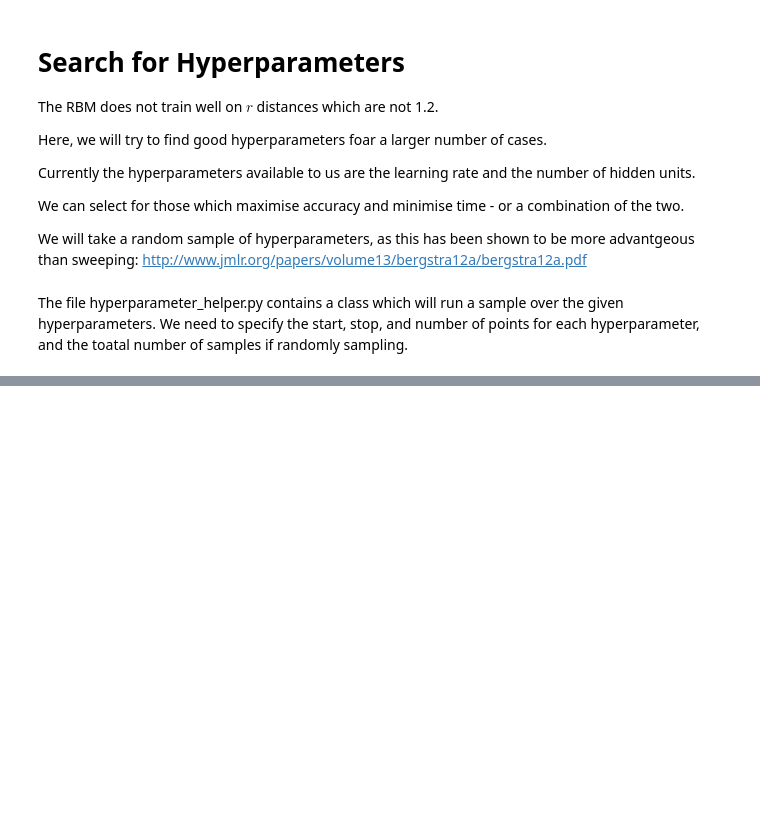
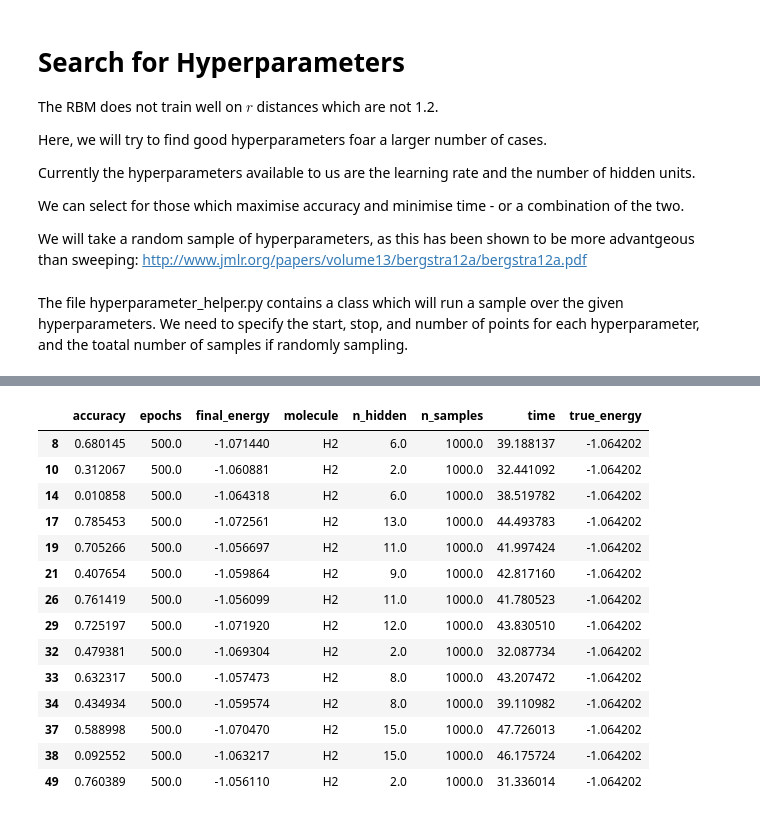
Before and after one commit to DuckTigger/CohortProject_2020, a Jupyter notebook: Project_1_RBM_and_Tomography/search_hyperparameters.ipynb, the cells around one changed output, grey strips where cells are left out. Saved outputs shown, nothing was run; the diff lists cells and outputs as text; code cells hidden in the pictures; blank space fills up the shorter version.

```diff
--- a/Project_1_RBM_and_Tomography/search_hyperparameters.ipynb
+++ b/Project_1_RBM_and_Tomography/search_hyperparameters.ipynb
@@ -48,0 +67,22 @@ Energy from RBM samples:  -1.0247775181023142
+# %%
+f_path = "./H2_hyperparam_search_0.pkl"
+with open(f_path, 'rb') as f:
+    results = pkl.load(f)
+good = results[results['accuracy'] < 1.0]
+good
+# %% [output]
+|  | accuracy | epochs | final_energy | molecule | n_hidden | n_samples | time | true_energy |
+| 8 | 0.680145 | 500.0 | -1.071440 | H2 | 6.0 | 1000.0 | 39.188137 | -1.064202 |
+| 10 | 0.312067 | 500.0 | -1.060881 | H2 | 2.0 | 1000.0 | 32.441092 | -1.064202 |
+| 14 | 0.010858 | 500.0 | -1.064318 | H2 | 6.0 | 1000.0 | 38.519782 | -1.064202 |
+| 17 | 0.785453 | 500.0 | -1.072561 | H2 | 13.0 | 1000.0 | 44.493783 | -1.064202 |
+| 19 | 0.705266 | 500.0 | -1.056697 | H2 | 11.0 | 1000.0 | 41.997424 | -1.064202 |
+| 21 | 0.407654 | 500.0 | -1.059864 | H2 | 9.0 | 1000.0 | 42.817160 | -1.064202 |
+| 26 | 0.761419 | 500.0 | -1.056099 | H2 | 11.0 | 1000.0 | 41.780523 | -1.064202 |
+| 29 | 0.725197 | 500.0 | -1.071920 | H2 | 12.0 | 1000.0 | 43.830510 | -1.064202 |
+| 32 | 0.479381 | 500.0 | -1.069304 | H2 | 2.0 | 1000.0 | 32.087734 | -1.064202 |
+| 33 | 0.632317 | 500.0 | -1.057473 | H2 | 8.0 | 1000.0 | 43.207472 | -1.064202 |
+| 34 | 0.434934 | 500.0 | -1.059574 | H2 | 8.0 | 1000.0 | 39.110982 | -1.064202 |
+| 37 | 0.588998 | 500.0 | -1.070470 | H2 | 15.0 | 1000.0 | 47.726013 | -1.064202 |
+| 38 | 0.092552 | 500.0 | -1.063217 | H2 | 15.0 | 1000.0 | 46.175724 | -1.064202 |
+| 49 | 0.760389 | 500.0 | -1.056110 | H2 | 2.0 | 1000.0 | 31.336014 | -1.064202 |
```
Also changed, not shown: parts of 7 cells of this notebook.
